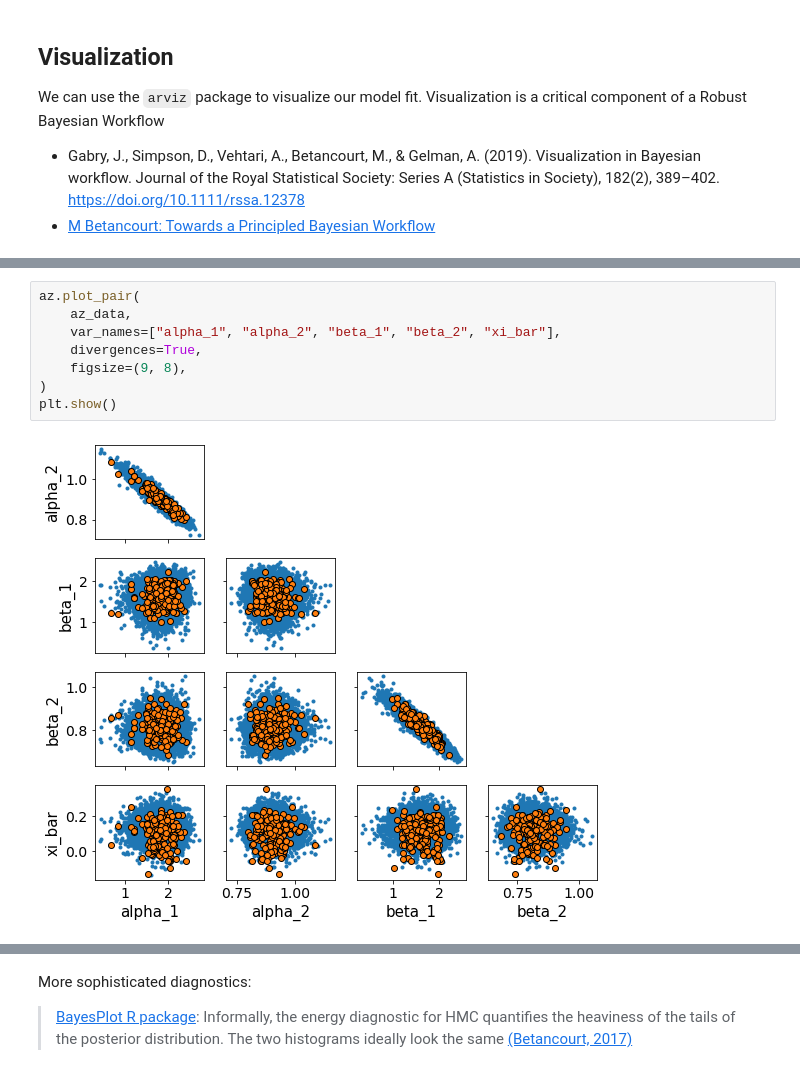
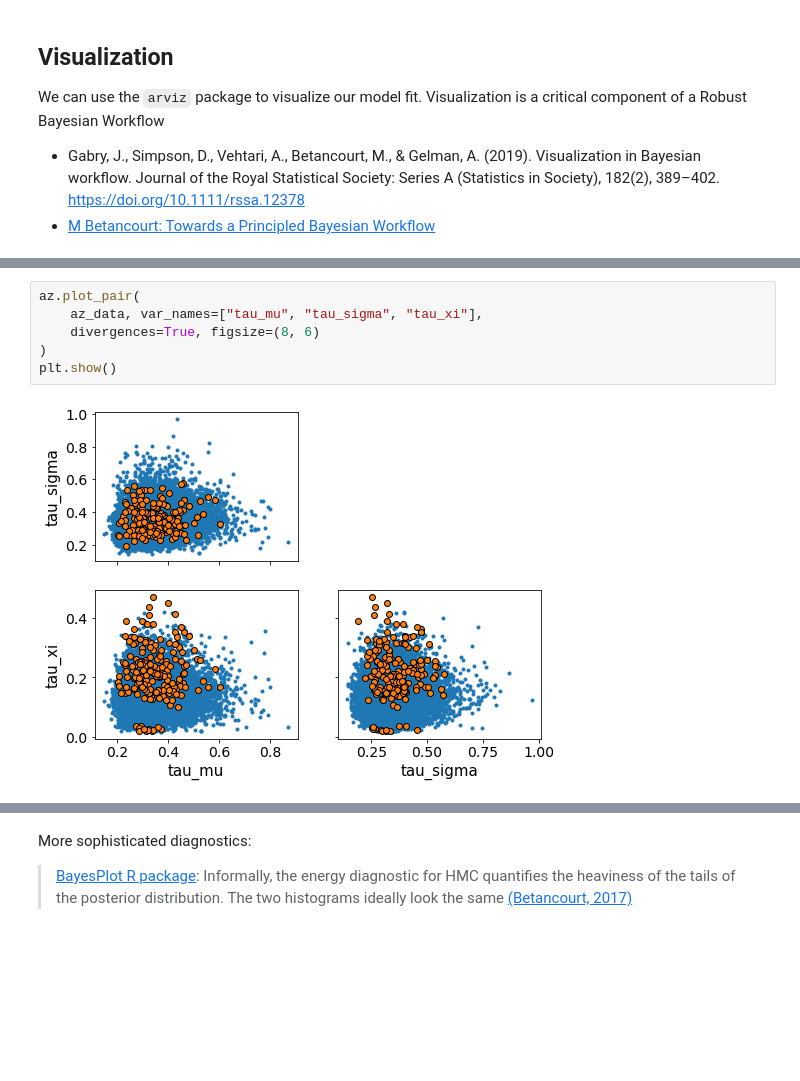
Before and after one commit to jdossgollin/2020-demo-bayesian, a Jupyter notebook: bayesian-modeling-demo.ipynb, the cells around one changed output, grey strips where cells are left out. Cells and saved outputs as stored; diff of their text form; blank space fills up the shorter version.

```diff
--- a/bayesian-modeling-demo.ipynb
+++ b/bayesian-modeling-demo.ipynb
@@ -329,10 +344,8 @@ plt.show()
 # %%
 az.plot_pair(
-    az_data,
-    var_names=["alpha_1", "alpha_2", "beta_1", "beta_2", "xi_bar"],
-    divergences=True,
-    figsize=(9, 8),
+    az_data, var_names=["tau_mu", "tau_sigma", "tau_xi"],
+    divergences=True, figsize=(8, 6)
 )
 plt.show()
 # %% [output]
-[figure, old version]
+[figure, new version]
```
Also changed, not shown: parts of 17 cells of this notebook, 1 other file.
